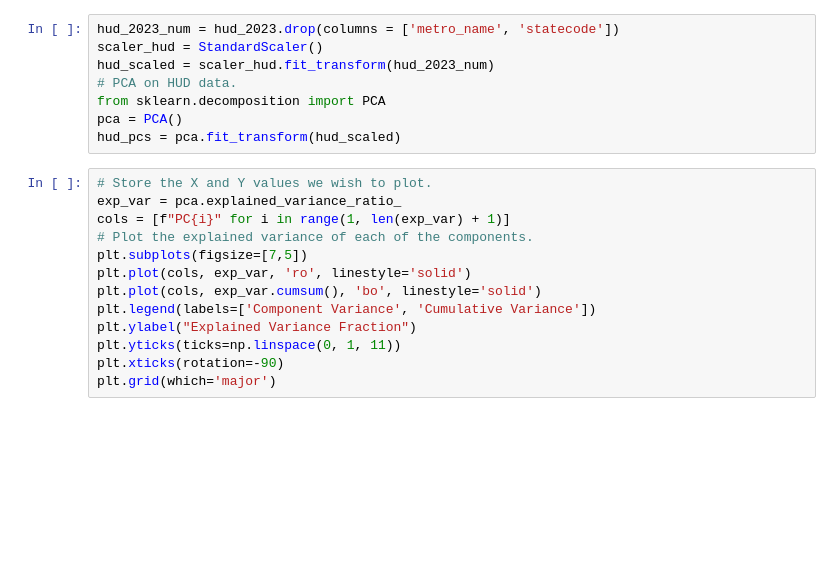
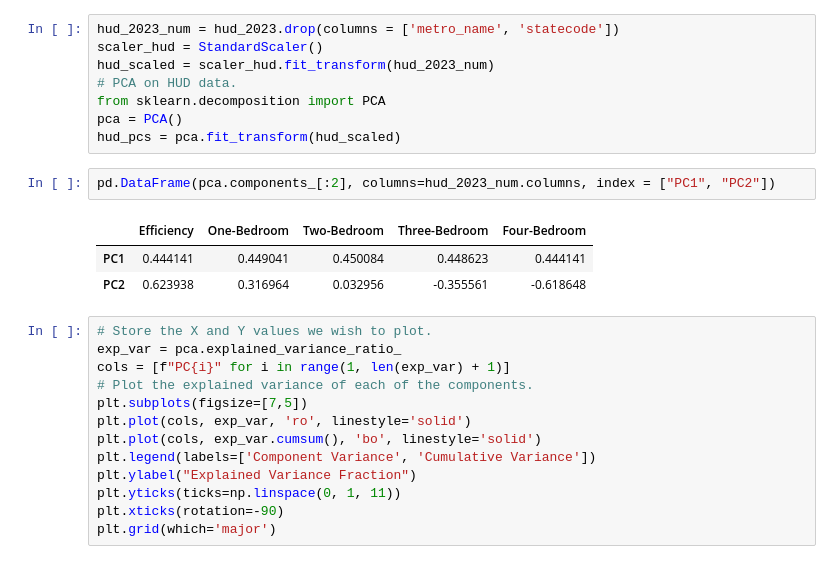
Before and after one commit to DiegoOlaya/rental-housing-cost, a Jupyter notebook: notebooks/unsupervised_models/clustering_rent.ipynb, the cells around one changed output. Drawn from its saved outputs; the diff is of its cells as text; blank space fills up the shorter version.

```diff
--- a/notebooks/unsupervised_models/clustering_rent.ipynb
+++ b/notebooks/unsupervised_models/clustering_rent.ipynb
@@ -185,6 +185,12 @@ hud_scaled = scaler_hud.fit_transform(hud_2023_num)
 from sklearn.decomposition import PCA
 pca = PCA()
 hud_pcs = pca.fit_transform(hud_scaled)
+# %%
+pd.DataFrame(pca.components_[:2], columns=hud_2023_num.columns, index = ["PC1", "PC2"])
+# %% [output]
+|  | Efficiency | One-Bedroom | Two-Bedroom | Three-Bedroom | Four-Bedroom |
+| PC1 | 0.444141 | 0.449041 | 0.450084 | 0.448623 | 0.444141 |
+| PC2 | 0.623938 | 0.316964 | 0.032956 | -0.355561 | -0.618648 |
 # %%
 # Store the X and Y values we wish to plot.
 exp_var = pca.explained_variance_ratio_
```
